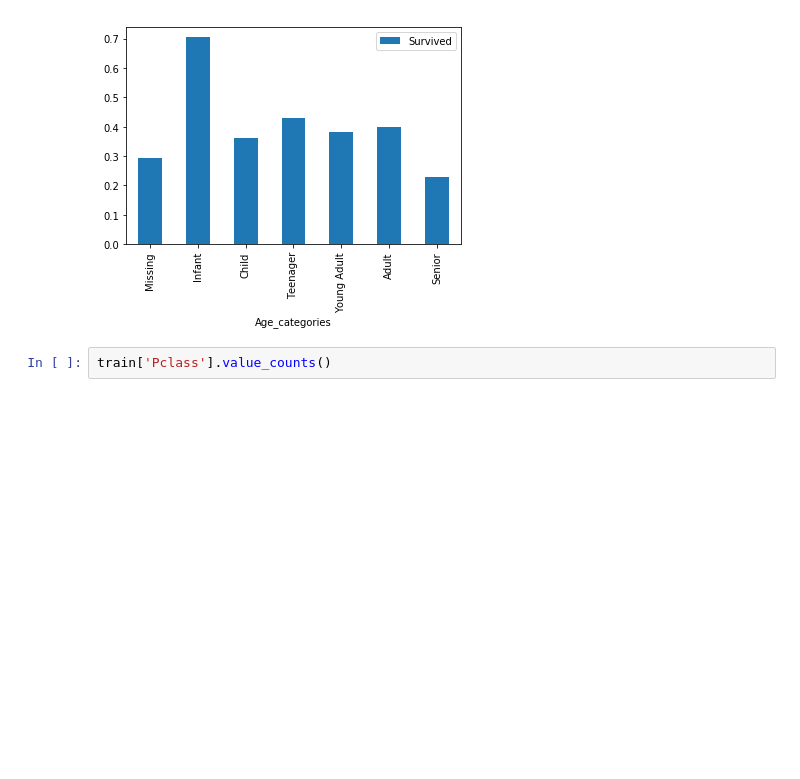
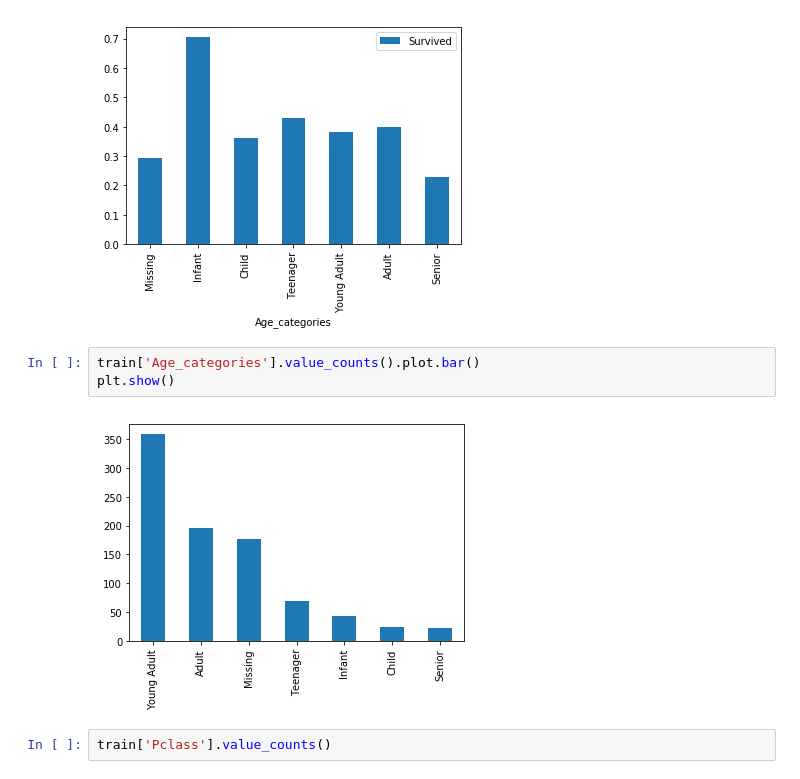
Before and after one commit to eileenhertwig/udacity-titanic, a Jupyter notebook: Titanic_Eileen.ipynb, the cells around one changed output. Saved outputs shown, nothing was run; the diff lists cells and outputs as text; blank space fills up the shorter version.

```diff
--- a/Titanic_Eileen.ipynb
+++ b/Titanic_Eileen.ipynb
@@ -107,6 +104,11 @@ age_cat_pivot.plot.bar()
 plt.show()
 # %% [output]
 [figure]
+# %%
+train['Age_categories'].value_counts().plot.bar()
+plt.show()
+# %% [output]
+[figure, added]
 # %%
 train['Pclass'].value_counts()
 # %% [output]
```
Also changed, not shown: parts of 19 cells of this notebook.
